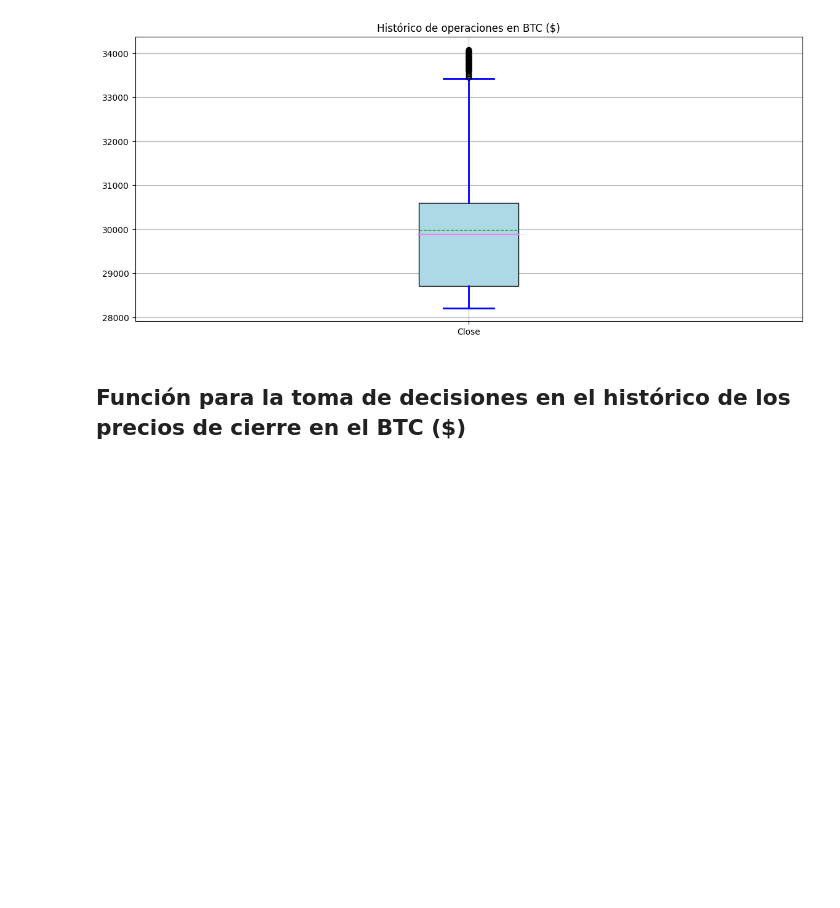
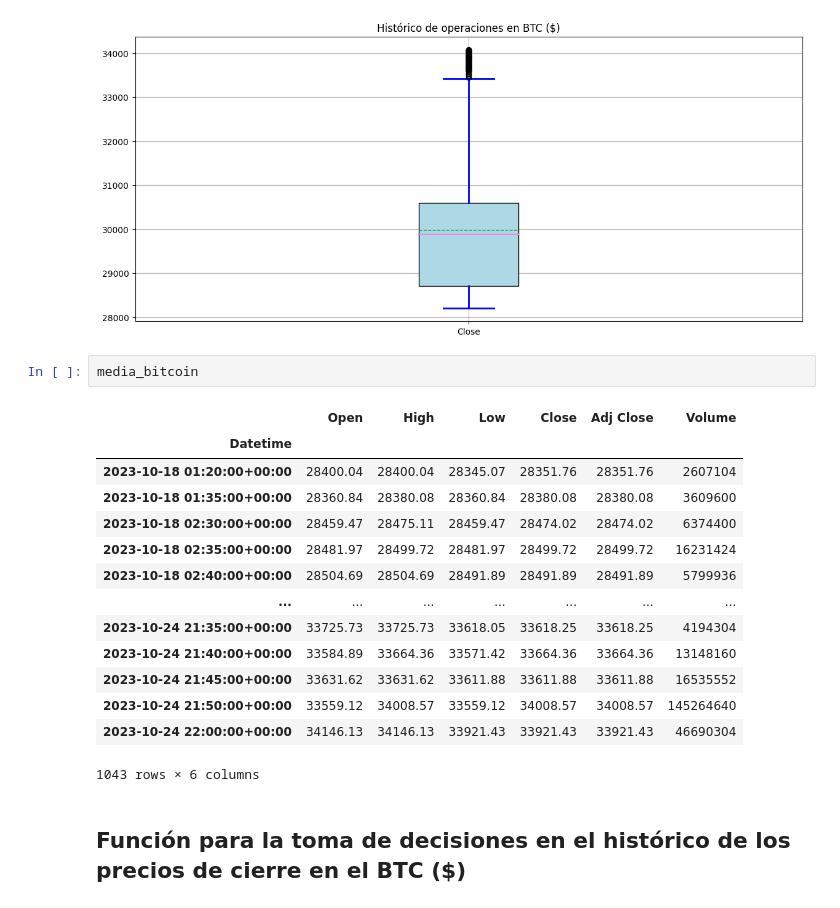
Before and after one commit to Alejarp78/Robot_Trading_Basico, a Jupyter notebook: Robot_Trading_Final_JARP.ipynb, the cells around one changed output. Drawn from its saved outputs; the diff is of its cells as text; blank space fills up the shorter version.

```diff
--- a/Robot_Trading_Final_JARP.ipynb
+++ b/Robot_Trading_Final_JARP.ipynb
@@ -135,6 +135,23 @@ def limpieza_datos():
 media_bitcoin = limpieza_datos()
 # %% [output]
 [figure]
+# %%
+media_bitcoin
+# %% [output]
+|  | Open | High | Low | Close | Adj Close | Volume |
+| Datetime |  |  |  |  |  |  |
+| 2023-10-18 01:20:00+00:00 | 28400.04 | 28400.04 | 28345.07 | 28351.76 | 28351.76 | 2607104 |
+| 2023-10-18 01:35:00+00:00 | 28360.84 | 28380.08 | 28360.84 | 28380.08 | 28380.08 | 3609600 |
+| 2023-10-18 02:30:00+00:00 | 28459.47 | 28475.11 | 28459.47 | 28474.02 | 28474.02 | 6374400 |
+| 2023-10-18 02:35:00+00:00 | 28481.97 | 28499.72 | 28481.97 | 28499.72 | 28499.72 | 16231424 |
+| 2023-10-18 02:40:00+00:00 | 28504.69 | 28504.69 | 28491.89 | 28491.89 | 28491.89 | 5799936 |
+| ... | ... | ... | ... | ... | ... | ... |
+| 2023-10-24 21:35:00+00:00 | 33725.73 | 33725.73 | 33618.05 | 33618.25 | 33618.25 | 4194304 |
+| 2023-10-24 21:40:00+00:00 | 33584.89 | 33664.36 | 33571.42 | 33664.36 | 33664.36 | 13148160 |
+| 2023-10-24 21:45:00+00:00 | 33631.62 | 33631.62 | 33611.88 | 33611.88 | 33611.88 | 16535552 |
+| 2023-10-24 21:50:00+00:00 | 33559.12 | 34008.57 | 33559.12 | 34008.57 | 34008.57 | 145264640 |
+| 2023-10-24 22:00:00+00:00 | 34146.13 | 34146.13 | 33921.43 | 33921.43 | 33921.43 | 46690304 |
+1043 rows × 6 columns
 # %% [markdown]
 ## Función para la toma de decisiones en el histórico de los precios de cierre en el BTC ($)
 # %%
```
Also changed, not shown: parts of 4 cells of this notebook.
